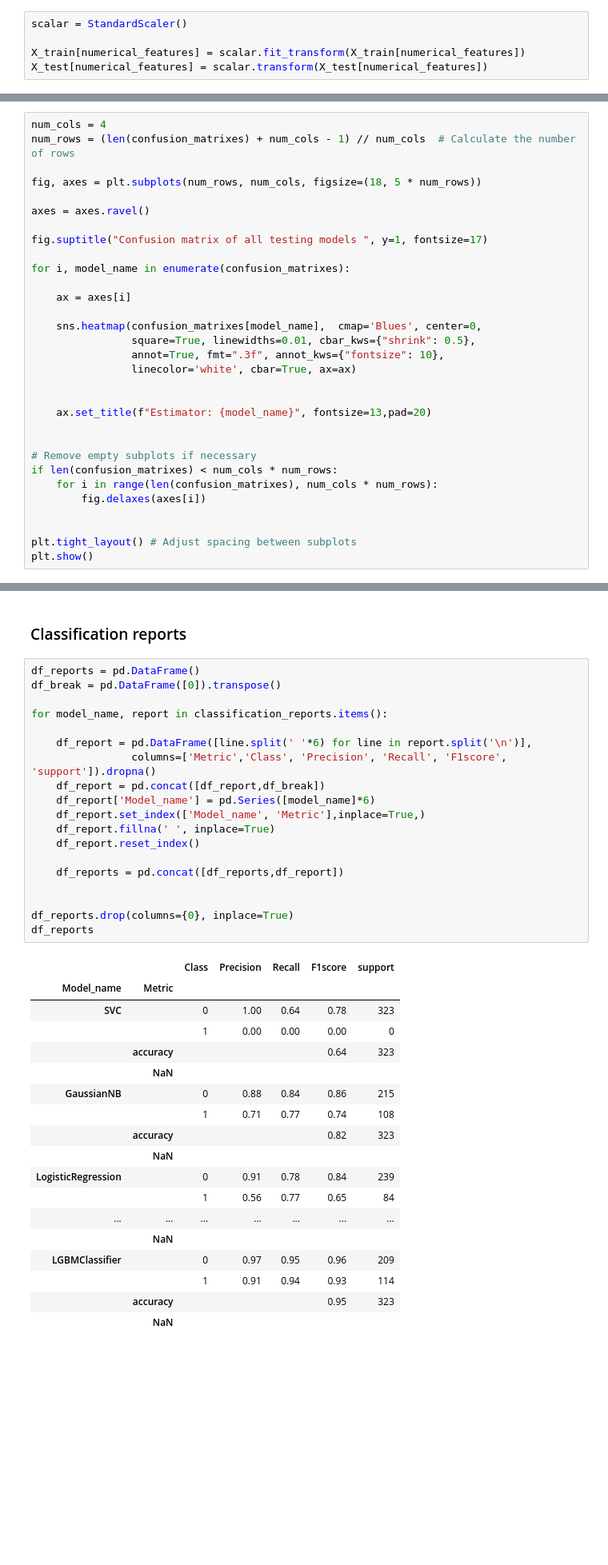
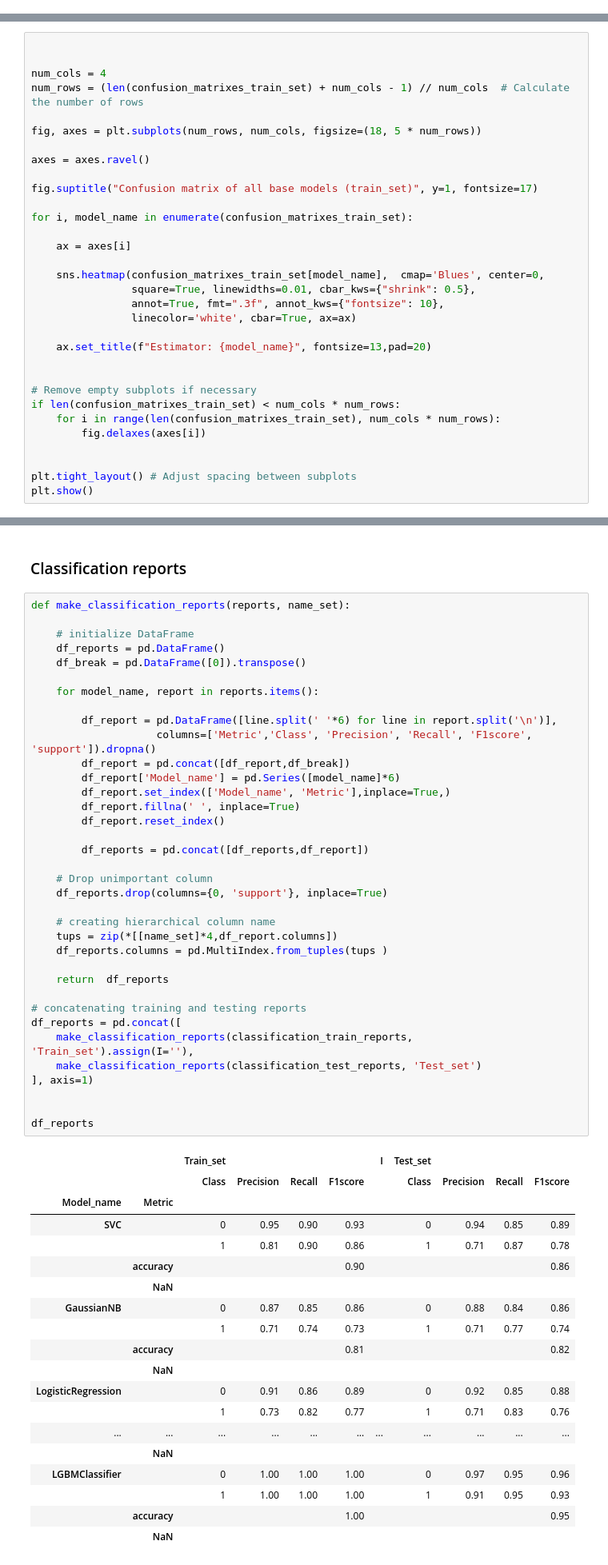
Before and after one commit to lovecrushfamily/Alzheimer_Disease, a Jupyter notebook: notebook.ipynb, the cells around one changed output, grey strips where cells are left out. Shown at 80% size. Drawn from its saved outputs; the diff is of its cells as text; blank space fills up the shorter version.

```diff
--- a/notebook.ipynb
+++ b/notebook.ipynb
@@ -396,8 +424,3 @@ y = alzheimer_df[['Diagnosis']]
 X_train, X_test, y_train, y_test = train_test_split(X, y, random_state=24, test_size=0.2)
 # %% [markdown]
 ### Rescaling Numerical Features
-# %%
-scalar = StandardScaler()
-
-X_train[numerical_features] = scalar.fit_transform(X_train[numerical_features])
-X_test[numerical_features] = scalar.transform(X_test[numerical_features])
@@ -474,29 +534,30 @@ You can set `force_col_wise=true` to remove the overhead.
 # %%
+
+
 num_cols = 4
-num_rows = (len(confusion_matrixes) + num_cols - 1) // num_cols  # Calculate the number of rows
+num_rows = (len(confusion_matrixes_train_set) + num_cols - 1) // num_cols  # Calculate the number of rows
 
 fig, axes = plt.subplots(num_rows, num_cols, figsize=(18, 5 * num_rows))
 
 axes = axes.ravel()
 
-fig.suptitle("Confusion matrix of all testing models ", y=1, fontsize=17)
+fig.suptitle("Confusion matrix of all base models (train_set)", y=1, fontsize=17)
 
-for i, model_name in enumerate(confusion_matrixes):
+for i, model_name in enumerate(confusion_matrixes_train_set):
 
     ax = axes[i]
 
-    sns.heatmap(confusion_matrixes[model_name],  cmap='Blues', center=0,
+    sns.heatmap(confusion_matrixes_train_set[model_name],  cmap='Blues', center=0,
                 square=True, linewidths=0.01, cbar_kws={"shrink": 0.5},
                 annot=True, fmt=".3f", annot_kws={"fontsize": 10},
                 linecolor='white', cbar=True, ax=ax)
-
 
     ax.set_title(f"Estimator: {model_name}", fontsize=13,pad=20)
 
 
 # Remove empty subplots if necessary
-if len(confusion_matrixes) < num_cols * num_rows:
-    for i in range(len(confusion_matrixes), num_cols * num_rows):
+if len(confusion_matrixes_train_set) < num_cols * num_rows:
+    for i in range(len(confusion_matrixes_train_set), num_cols * num_rows):
         fig.delaxes(axes[i])
 
 
@@ -507,43 +617,61 @@ plt.show()
 # %% [markdown]
 ### Classification reports
 # %%
-df_reports = pd.DataFrame()
-df_break = pd.DataFrame([0]).transpose()
+def make_classification_reports(reports, name_set):
 
-for model_name, report in classification_reports.items():
+    # initialize DataFrame
+    df_reports = pd.DataFrame()
+    df_break = pd.DataFrame([0]).transpose()
 
-    df_report = pd.DataFrame([line.split(' '*6) for line in report.split('\n')],
-                columns=['Metric','Class', 'Precision', 'Recall', 'F1score', 'support']).dropna()
-    df_report = pd.concat([df_report,df_break])
-    df_report['Model_name'] = pd.Series([model_name]*6)
-    df_report.set_index(['Model_name', 'Metric'],inplace=True,)
-    df_report.fillna(' ', inplace=True)
-    df_report.reset_index()
+    for model_name, report in reports.items():
 
-    df_reports = pd.concat([df_reports,df_report])
+        df_report = pd.DataFrame([line.split(' '*6) for line in report.split('\n')],
+                    columns=['Metric','Class', 'Precision', 'Recall', 'F1score', 'support']).dropna()
+        df_report = pd.concat([df_report,df_break])
+        df_report['Model_name'] = pd.Series([model_name]*6)
+        df_report.set_index(['Model_name', 'Metric'],inplace=True,)
+        df_report.fillna(' ', inplace=True)
+        df_report.reset_index()
+
+        df_reports = pd.concat([df_reports,df_report])
+
+    # Drop unimportant column
+    df_reports.drop(columns={0, 'support'}, inplace=True)
+
+    # creating hierarchical column name
+    tups = zip(*[[name_set]*4,df_report.columns])
+    df_reports.columns = pd.MultiIndex.from_tuples(tups )
+
+    return  df_reports
+
+# concatenating training and testing reports
+df_reports = pd.concat([
+    make_classification_reports(classification_train_reports, 'Train_set').assign(I=''),
+    make_classification_reports(classification_test_reports, 'Test_set')
+], axis=1)
 
 
-df_reports.drop(columns={0}, inplace=True)
 df_reports
 # %% [output]
-|  |  | Class | Precision | Recall | F1score | support |
-| Model_name | Metric |  |  |  |  |  |
-| SVC |  | 0 | 1.00 | 0.64 | 0.78 | 323 |
-|  |  | 1 | 0.00 | 0.00 | 0.00 | 0 |
-|  | accuracy |  |  |  | 0.64 | 323 |
-|  | NaN |  |  |  |  |  |
-| GaussianNB |  | 0 | 0.88 | 0.84 | 0.86 | 215 |
-|  |  | 1 | 0.71 | 0.77 | 0.74 | 108 |
-|  | accuracy |  |  |  | 0.82 | 323 |
-|  | NaN |  |  |  |  |  |
-| LogisticRegression |  | 0 | 0.91 | 0.78 | 0.84 | 239 |
-|  |  | 1 | 0.56 | 0.77 | 0.65 | 84 |
-| ... | ... | ... | ... | ... | ... | ... |
-|  | NaN |  |  |  |  |  |
-| LGBMClassifier |  | 0 | 0.97 | 0.95 | 0.96 | 209 |
-|  |  | 1 | 0.91 | 0.94 | 0.93 | 114 |
-|  | accuracy |  |  |  | 0.95 | 323 |
-|  | NaN |  |  |  |  |  |
+|  |  | Train_set |  |  |  | I | Test_set |  |  |  |
+|  |  | Class | Precision | Recall | F1score |  | Class | Precision | Recall | F1score |
+| Model_name | Metric |  |  |  |  |  |  |  |  |  |
+| SVC |  | 0 | 0.95 | 0.90 | 0.93 |  | 0 | 0.94 | 0.85 | 0.89 |
+|  |  | 1 | 0.81 | 0.90 | 0.86 |  | 1 | 0.71 | 0.87 | 0.78 |
+|  | accuracy |  |  |  | 0.90 |  |  |  |  | 0.86 |
+|  | NaN |  |  |  |  |  |  |  |  |  |
+| GaussianNB |  | 0 | 0.87 | 0.85 | 0.86 |  | 0 | 0.88 | 0.84 | 0.86 |
+|  |  | 1 | 0.71 | 0.74 | 0.73 |  | 1 | 0.71 | 0.77 | 0.74 |
+|  | accuracy |  |  |  | 0.81 |  |  |  |  | 0.82 |
+|  | NaN |  |  |  |  |  |  |  |  |  |
+| LogisticRegression |  | 0 | 0.91 | 0.86 | 0.89 |  | 0 | 0.92 | 0.85 | 0.88 |
+|  |  | 1 | 0.73 | 0.82 | 0.77 |  | 1 | 0.71 | 0.83 | 0.76 |
+| ... | ... | ... | ... | ... | ... | ... | ... | ... | ... | ... |
+|  | NaN |  |  |  |  |  |  |  |  |  |
+| LGBMClassifier |  | 0 | 1.00 | 1.00 | 1.00 |  | 0 | 0.97 | 0.95 | 0.96 |
+|  |  | 1 | 1.00 | 1.00 | 1.00 |  | 1 | 0.91 | 0.95 | 0.93 |
+|  | accuracy |  |  |  | 1.00 |  |  |  |  | 0.95 |
+|  | NaN |  |  |  |  |  |  |  |  |  |
 # %% [markdown]
 *Top 5 base model*
 
```
Also changed, not shown: parts of 42 cells of this notebook.
